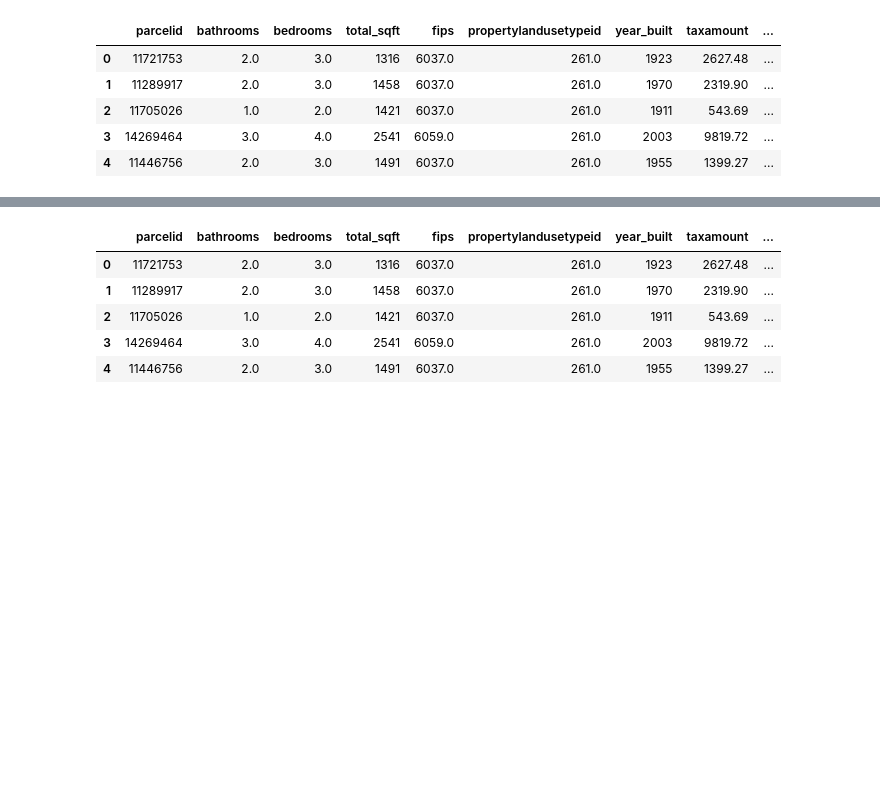
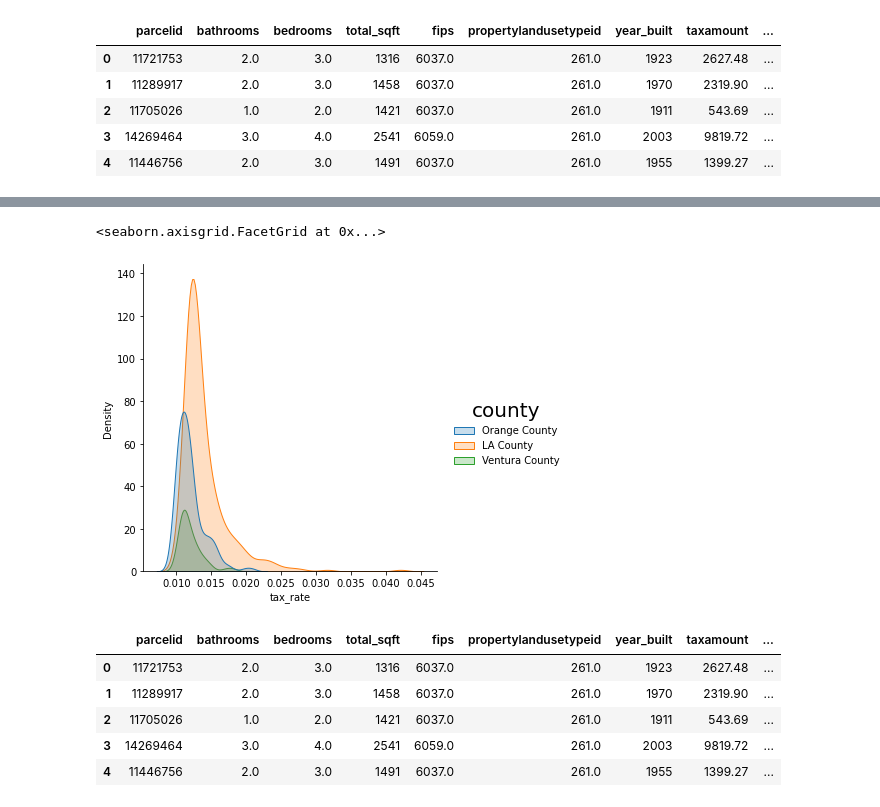
Before and after one commit to Brooke-Holyoak/zillow_regression_project, a Jupyter notebook: explore.ipynb, the cells around one changed output, grey strips where cells are left out. Drawn from its saved outputs; the diff is of its cells as text; code cells hidden in the pictures; blank space fills up the shorter version.

```diff
--- a/explore.ipynb
+++ b/explore.ipynb
@@ -57,3 +110,9 @@ df.head()
+# %%
+#sns.displot(tax_df.sample(500), x="tax_rate", hue="county", element="step")
+sns.displot(tax_df.sample(500), x="tax_rate", hue="county", kind="kde", fill=True)
+# %% [output]
+<seaborn.axisgrid.FacetGrid at 0x...>
+[figure, added]
 # %%
 #remove outliers
 k = 1.5
```
Also changed, not shown: parts of 22 cells of this notebook.
